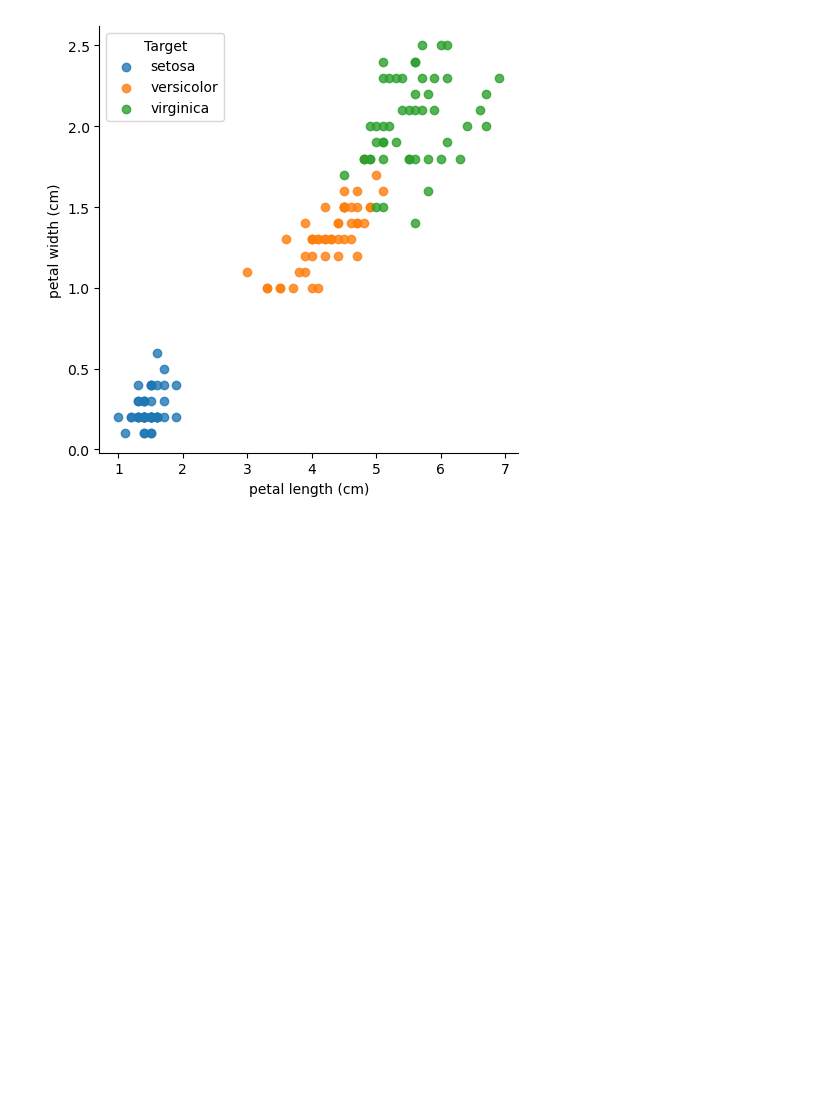
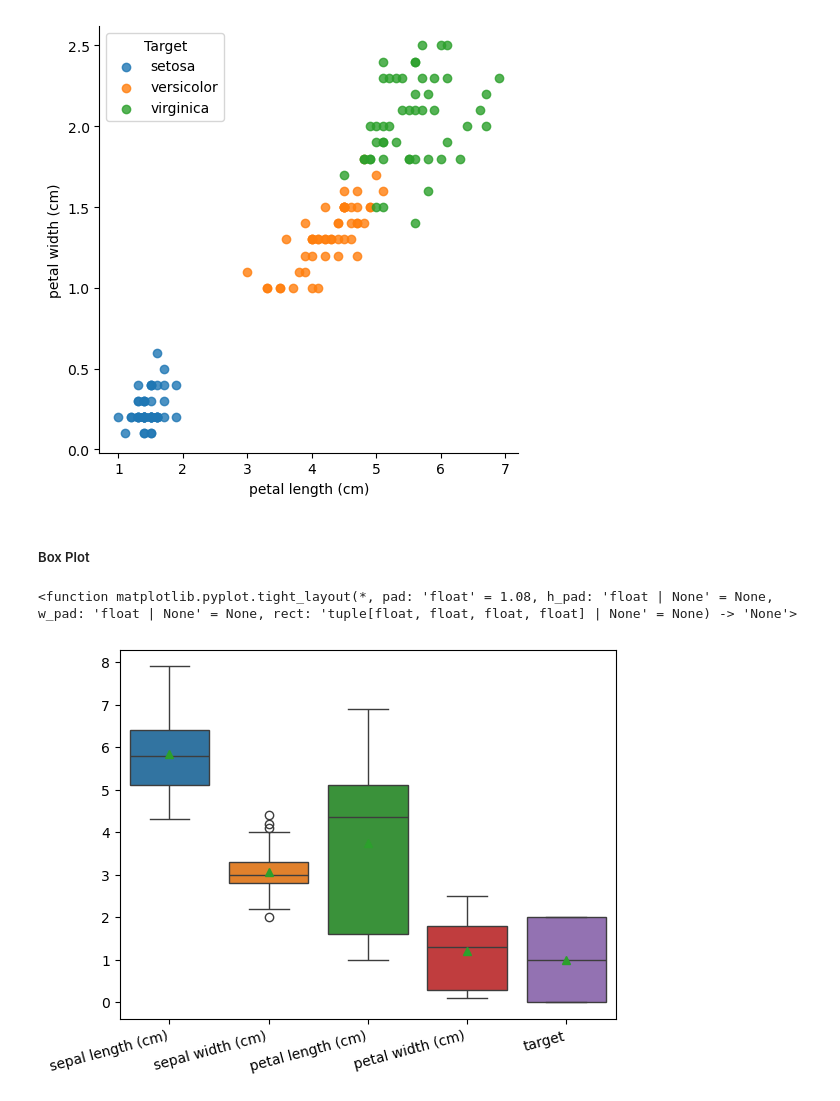
Before and after one commit to horacekangholie/ds-eda-01-iris-dataset, a Jupyter notebook: notebooks/eda-iris-dataset.ipynb, the cells around one changed output. Cells and saved outputs as stored; diff of their text form; code cells hidden in the pictures; blank space fills up the shorter version.

```diff
--- a/notebooks/eda-iris-dataset.ipynb
+++ b/notebooks/eda-iris-dataset.ipynb
@@ -72,3 +72,12 @@ plt.legend(title='Target', loc='upper left', labels=iris.target_names)
 # %% [output]
 <matplotlib.legend.Legend at 0x...>
 [figure]
+# %% [markdown]
+##### Box Plot
+# %%
+sns.boxplot(data=df_data, showmeans=True, orient="v", palette="tab10")
+plt.xticks(rotation=15, horizontalalignment='right', fontsize=10)
+plt.tight_layout
+# %% [output]
+<function matplotlib.pyplot.tight_layout(*, pad: 'float' = 1.08, h_pad: 'float | None' = None, w_pad: 'float | None' = None, rect: 'tuple[float, float, float, float] | None' = None) -> 'None'>
+[figure, added]
```
Also changed, not shown: 1 other file.
